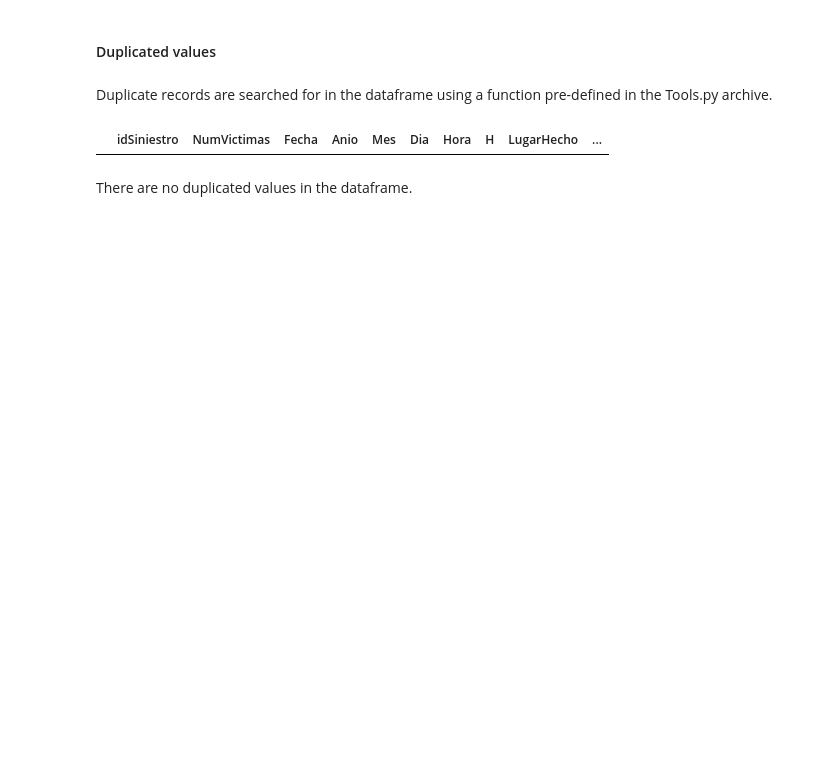
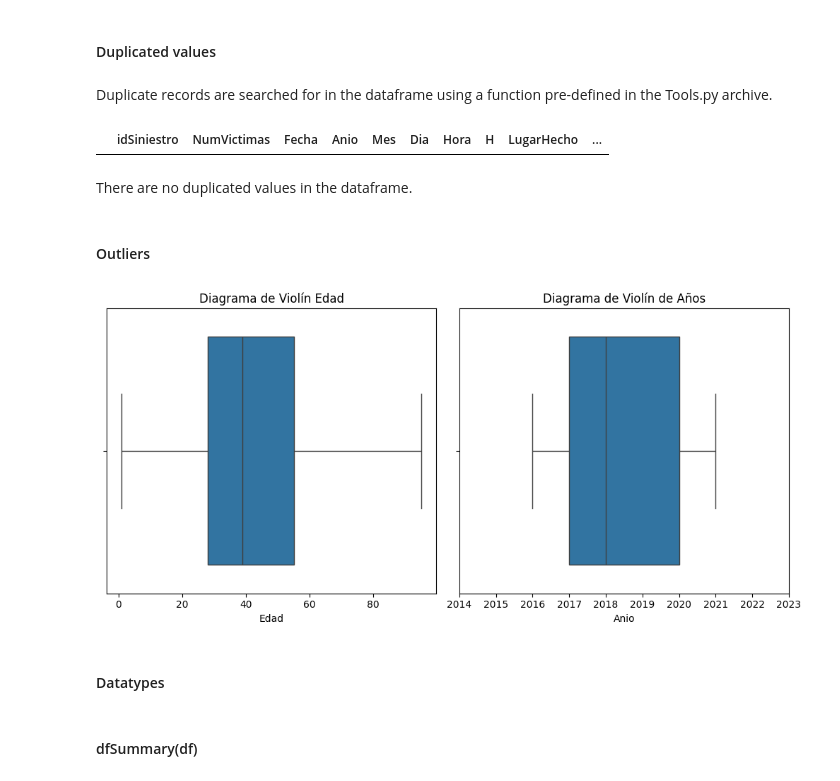
Before and after one commit to priscilamuniz/PI_Accidentes_Viales, a Jupyter notebook: 03_EDA.ipynb, the cells around one changed output. Saved outputs shown, nothing was run; the diff lists cells and outputs as text; code cells hidden in the pictures; blank space fills up the shorter version.

```diff
--- a/03_EDA.ipynb
+++ b/03_EDA.ipynb
@@ -261,0 +257,2 @@ Definimos a la cantidad de accidentes mortales de motociclistas en siniestros vi
+# %%
+df['H'] = df['H'].replace('SD','5')
@@ -261,0 +261,4 @@ Definimos a la cantidad de accidentes mortales de motociclistas en siniestros vi
+# %%
+df = df.drop(df[df['Acusado'] == 'SD'].index)
+df = df.drop(df[df['Victima'] == 'SD'].index)
+df = df.drop(df[df['Rol'] == 'SD'].index)
@@ -261,0 +269,4 @@ Definimos a la cantidad de accidentes mortales de motociclistas en siniestros vi
+# %%
+df['Edad'].replace('SD', np.nan, inplace=True)
+df['Edad'] = pd.to_numeric(df['Edad'], errors='coerce')
+df['Edad'] = df['Edad'].astype('float')
@@ -262,3 +275,6 @@ Definimos a la cantidad de accidentes mortales de motociclistas en siniestros vi
+# %%
+promedio = round(df['Edad'].mean(),0)
+df['Edad'].fillna(promedio, inplace=True)
 # %% [markdown]
 #### Duplicated values
 # %% [markdown]
@@ -271,3 +287,22 @@ df_duplicados
 |  | idSiniestro | NumVictimas | Fecha | Anio | Mes | Dia | Hora | H | LugarHecho | ... |
 # %% [markdown]
 There are no duplicated values in the dataframe.
+# %% [markdown]
+#### Outliers
+# %%
+fig, axes = plt.subplots(nrows=1, ncols=2, figsize=(10, 5))
+sns.boxplot(ax=axes[0], x='Edad', data=df)
+axes[0].set_title('Diagrama de Violín Edad')
+
+sns.boxplot(ax=axes[1], x='Anio', data=df)
+axes[1].set_title('Diagrama de Violín de Años')
+axes[1].set_xlim(2014, 2023)
+
+plt.tight_layout()
+plt.show()
+# %% [output]
+[figure, added]
+# %% [markdown]
+#### Datatypes
+# %% [markdown]
+#### dfSummary(df)
```
Also changed, not shown: parts of 29 cells of this notebook, 17 other files.
